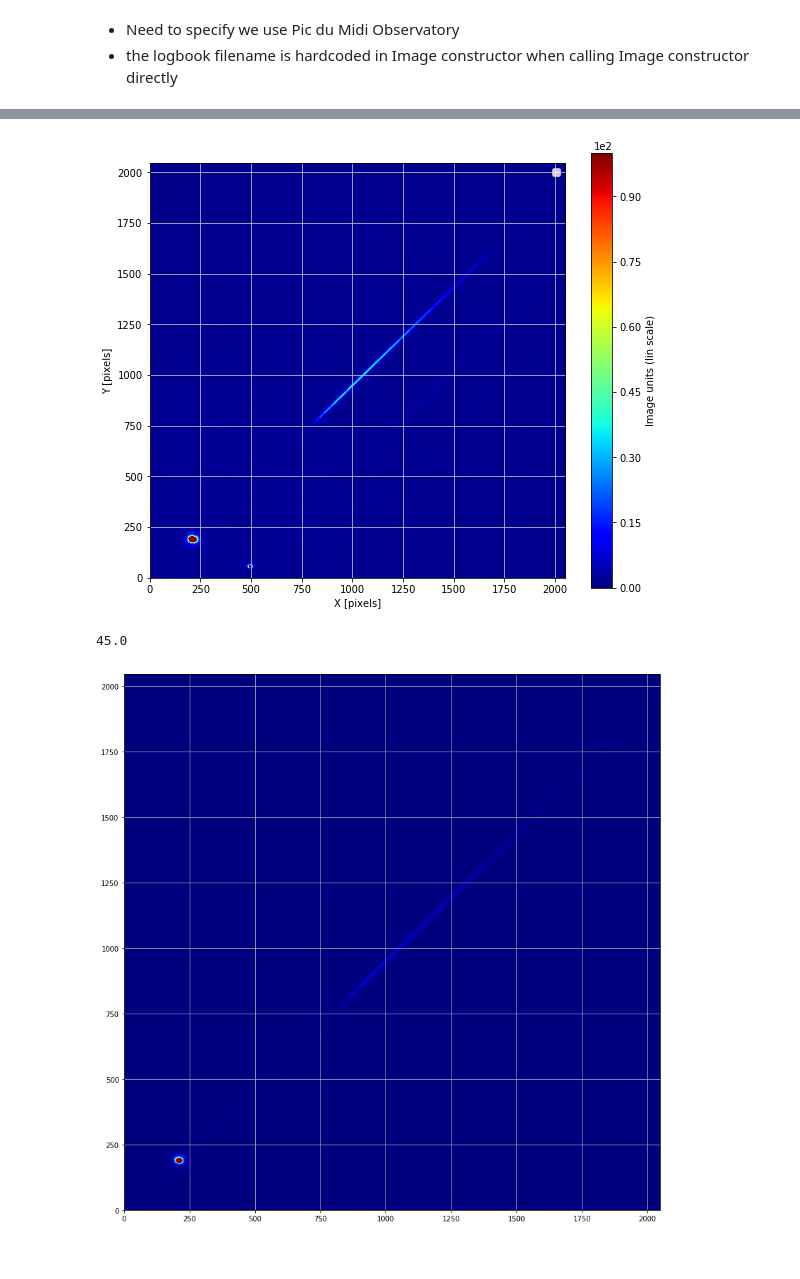
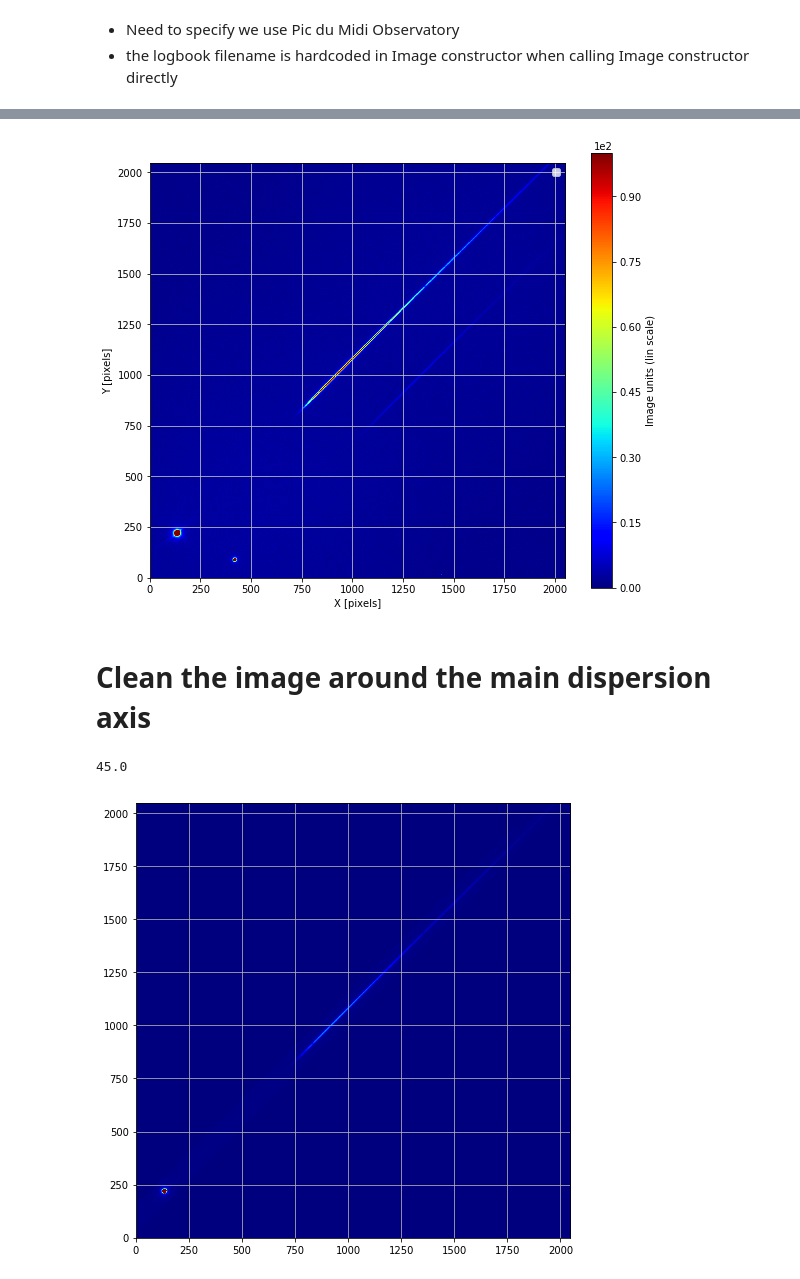
Before and after one commit to LSSTDESC/Spectractor, a Jupyter notebook: notebooks/RunRotationOfImage.ipynb, the cells around one changed output, grey strips where cells are left out. Cells and saved outputs as stored; diff of their text form; code cells hidden in the pictures.

```diff
--- a/notebooks/RunRotationOfImage.ipynb
+++ b/notebooks/RunRotationOfImage.ipynb
@@ -60,8 +65,8 @@ parameters.DEBUG = True
 # %% [markdown]
 ## Date
 # %%
-thedate="20190214"
-#thedate="20190215"
+#thedate="20190214"
+thedate="20190215"
 # %%
 ! ls ../*.csv
 # %% [output]
@@ -219,7 +229,9 @@ Loading /Users/dagoret/MacOSX/External/PySynPhotData/grp/hst/cdbs/calspec/hd1164
 # %%
 img.plot_image(vmax=100)
 # %% [output]
-[figure, old version]
+[figure, new version]
+# %% [markdown]
+# Clean the image around the main dispersion axis
 # %%
 disperser_theta=img.disperser.theta_tilt
 # %%
@@ -248,8 +260,8 @@ y0=ypos
 # %%
 data_clean=np.where(np.logical_and(yy-y1<np.tan(alpha)*(xx-x1),yy-y2>np.tan(alpha)*(xx-x2)),data,0)
 # %%
-plt.figure(figsize=(14,14))
+plt.figure(figsize=(8,8))
 plt.imshow(data_clean,origin="lower",cmap="jet",vmax=500)
 plt.grid(True)
 # %% [output]
-[figure, old version]
+[figure, new version]
```
Also changed, not shown: parts of 34 cells of this notebook, 3 other files.
